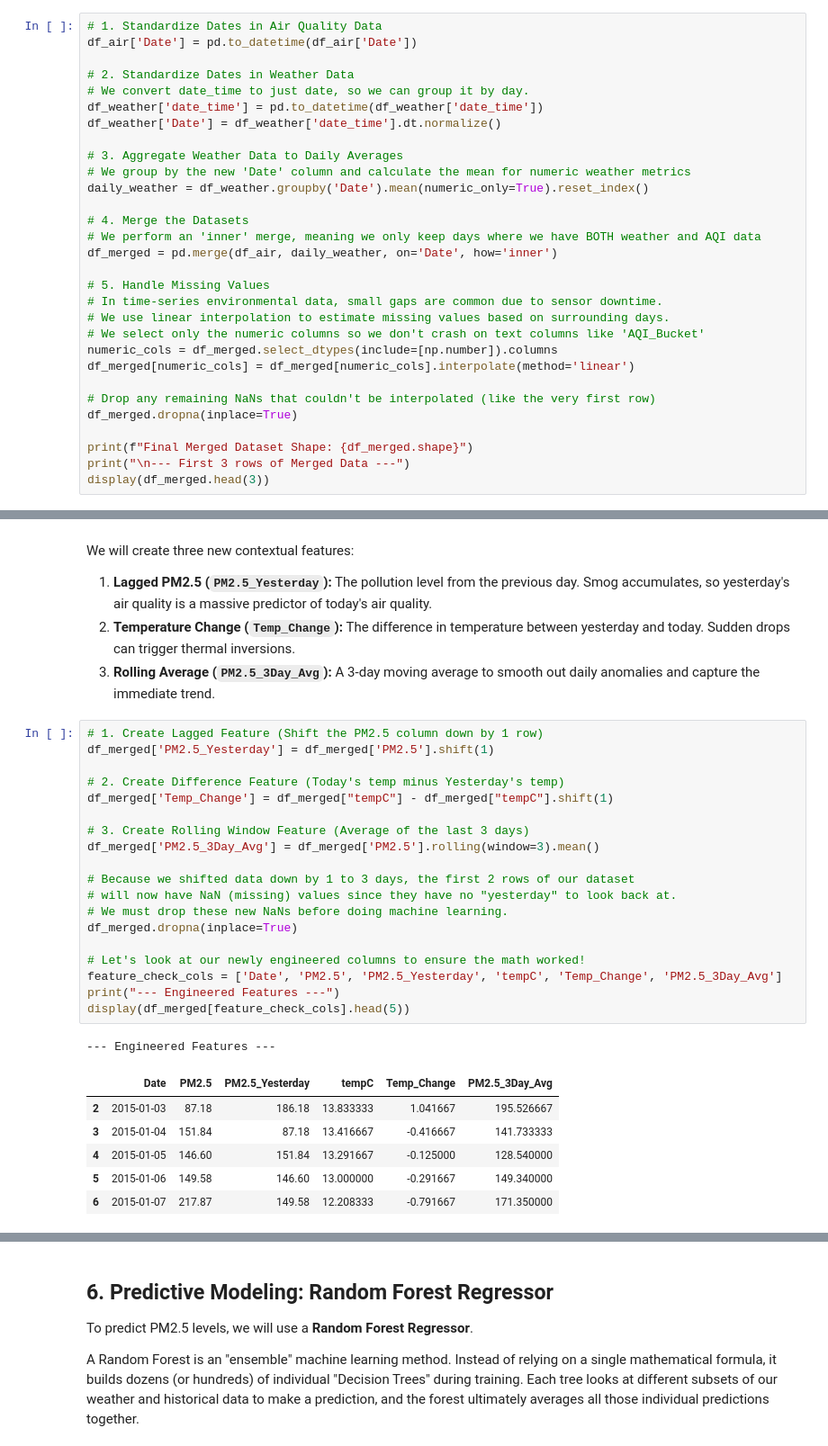
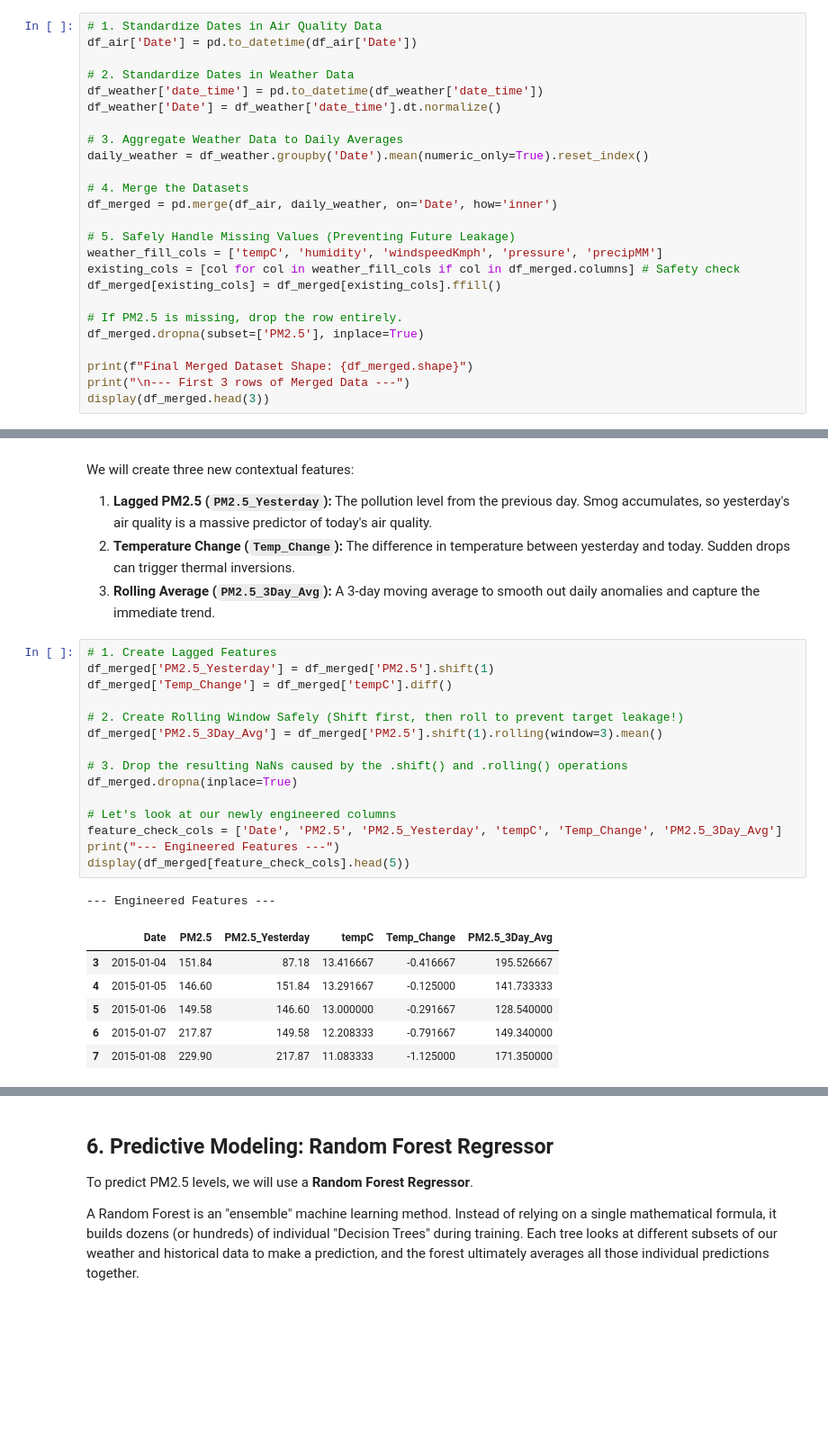
Before and after one commit to RumenMoysev/Data-science-final-exam, a Jupyter notebook: src/delhi_pollution_weather_analysis.ipynb, the cells around one changed output, grey strips where cells are left out. Shown at 90% size. Saved outputs shown, nothing was run; the diff lists cells and outputs as text; blank space fills up the shorter version.

```diff
--- a/src/delhi_pollution_weather_analysis.ipynb
+++ b/src/delhi_pollution_weather_analysis.ipynb
@@ -69,27 +72,22 @@ To build a unified dataset, we must perform time alignment. We will extract the
 df_air['Date'] = pd.to_datetime(df_air['Date'])
 
 # 2. Standardize Dates in Weather Data
-# We convert date_time to just date, so we can group it by day.
 df_weather['date_time'] = pd.to_datetime(df_weather['date_time'])
 df_weather['Date'] = df_weather['date_time'].dt.normalize()
 
 # 3. Aggregate Weather Data to Daily Averages
-# We group by the new 'Date' column and calculate the mean for numeric weather metrics
 daily_weather = df_weather.groupby('Date').mean(numeric_only=True).reset_index()
 
 # 4. Merge the Datasets
-# We perform an 'inner' merge, meaning we only keep days where we have BOTH weather and AQI data
 df_merged = pd.merge(df_air, daily_weather, on='Date', how='inner')
 
-# 5. Handle Missing Values
-# In time-series environmental data, small gaps are common due to sensor downtime.
-# We use linear interpolation to estimate missing values based on surrounding days.
-# We select only the numeric columns so we don't crash on text columns like 'AQI_Bucket'
-numeric_cols = df_merged.select_dtypes(include=[np.number]).columns
-df_merged[numeric_cols] = df_merged[numeric_cols].interpolate(method='linear')
+# 5. Safely Handle Missing Values (Preventing Future Leakage)
+weather_fill_cols = ['tempC', 'humidity', 'windspeedKmph', 'pressure', 'precipMM']
+existing_cols = [col for col in weather_fill_cols if col in df_merged.columns] # Safety check
+df_merged[existing_cols] = df_merged[existing_cols].ffill()
 
-# Drop any remaining NaNs that couldn't be interpolated (like the very first row)
-df_merged.dropna(inplace=True)
+# If PM2.5 is missing, drop the row entirely.
+df_merged.dropna(subset=['PM2.5'], inplace=True)
 
 print(f"Final Merged Dataset Shape: {df_merged.shape}")
 print("\n--- First 3 rows of Merged Data ---")
@@ -220,30 +222,26 @@ We will create three new contextual features:
 2. **Temperature Change (`Temp_Change`):** The difference in temperature between yesterday and today. Sudden drops can trigger thermal inversions.
 3. **Rolling Average (`PM2.5_3Day_Avg`):** A 3-day moving average to smooth out daily anomalies and capture the immediate trend.
 # %%
-# 1. Create Lagged Feature (Shift the PM2.5 column down by 1 row)
+# 1. Create Lagged Features
 df_merged['PM2.5_Yesterday'] = df_merged['PM2.5'].shift(1)
+df_merged['Temp_Change'] = df_merged['tempC'].diff()
 
-# 2. Create Difference Feature (Today's temp minus Yesterday's temp)
-df_merged['Temp_Change'] = df_merged["tempC"] - df_merged["tempC"].shift(1)
+# 2. Create Rolling Window Safely (Shift first, then roll to prevent target leakage!)
+df_merged['PM2.5_3Day_Avg'] = df_merged['PM2.5'].shift(1).rolling(window=3).mean()
 
-# 3. Create Rolling Window Feature (Average of the last 3 days)
-df_merged['PM2.5_3Day_Avg'] = df_merged['PM2.5'].rolling(window=3).mean()
-
-# Because we shifted data down by 1 to 3 days, the first 2 rows of our dataset
-# will now have NaN (missing) values since they have no "yesterday" to look back at.
-# We must drop these new NaNs before doing machine learning.
+# 3. Drop the resulting NaNs caused by the .shift() and .rolling() operations
 df_merged.dropna(inplace=True)
 
-# Let's look at our newly engineered columns to ensure the math worked!
+# Let's look at our newly engineered columns
 feature_check_cols = ['Date', 'PM2.5', 'PM2.5_Yesterday', 'tempC', 'Temp_Change', 'PM2.5_3Day_Avg']
 print("--- Engineered Features ---")
 display(df_merged[feature_check_cols].head(5))
 # %% [output]
 --- Engineered Features ---
 |  | Date | PM2.5 | PM2.5_Yesterday | tempC | Temp_Change | PM2.5_3Day_Avg |
-| 2 | 2015-01-03 | 87.18 | 186.18 | 13.833333 | 1.041667 | 195.526667 |
-| 3 | 2015-01-04 | 151.84 | 87.18 | 13.416667 | -0.416667 | 141.733333 |
-| 4 | 2015-01-05 | 146.60 | 151.84 | 13.291667 | -0.125000 | 128.540000 |
-| 5 | 2015-01-06 | 149.58 | 146.60 | 13.000000 | -0.291667 | 149.340000 |
-| 6 | 2015-01-07 | 217.87 | 149.58 | 12.208333 | -0.791667 | 171.350000 |
+| 3 | 2015-01-04 | 151.84 | 87.18 | 13.416667 | -0.416667 | 195.526667 |
+| 4 | 2015-01-05 | 146.60 | 151.84 | 13.291667 | -0.125000 | 141.733333 |
+| 5 | 2015-01-06 | 149.58 | 146.60 | 13.000000 | -0.291667 | 128.540000 |
+| 6 | 2015-01-07 | 217.87 | 149.58 | 12.208333 | -0.791667 | 149.340000 |
+| 7 | 2015-01-08 | 229.90 | 217.87 | 11.083333 | -1.125000 | 171.350000 |
 # %% [markdown]
```
Also changed, not shown: parts of 10 cells of this notebook.
